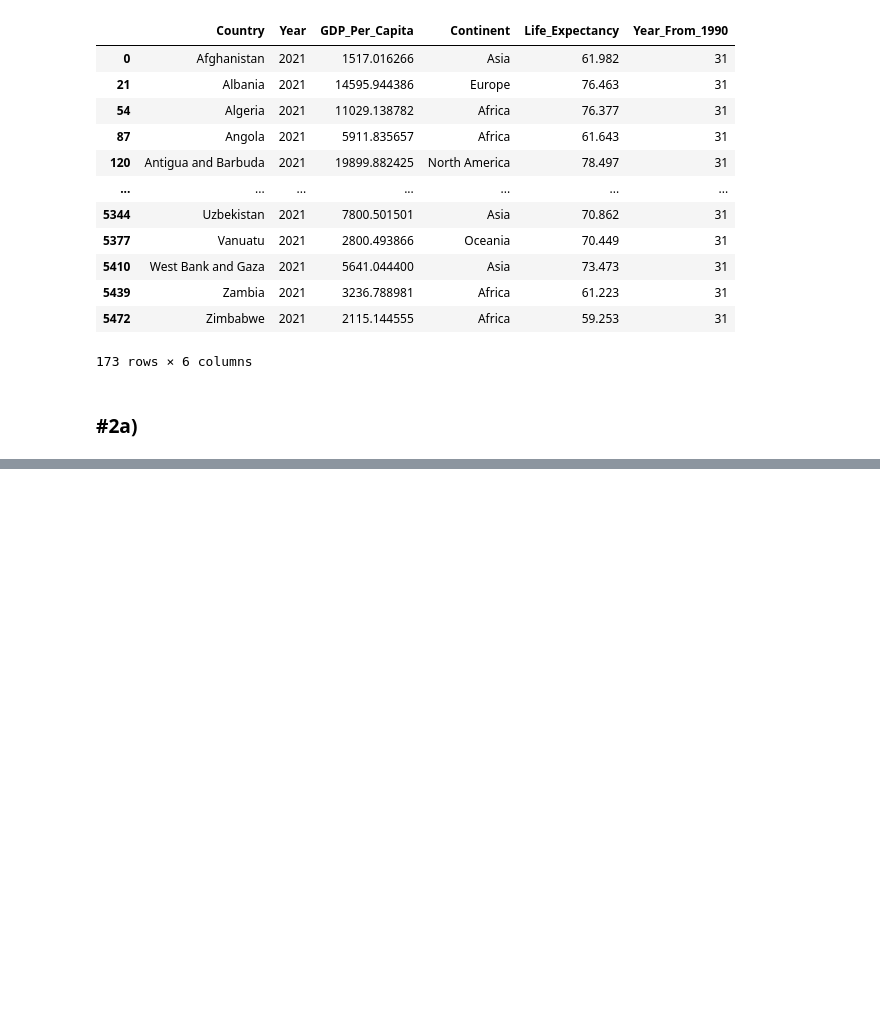
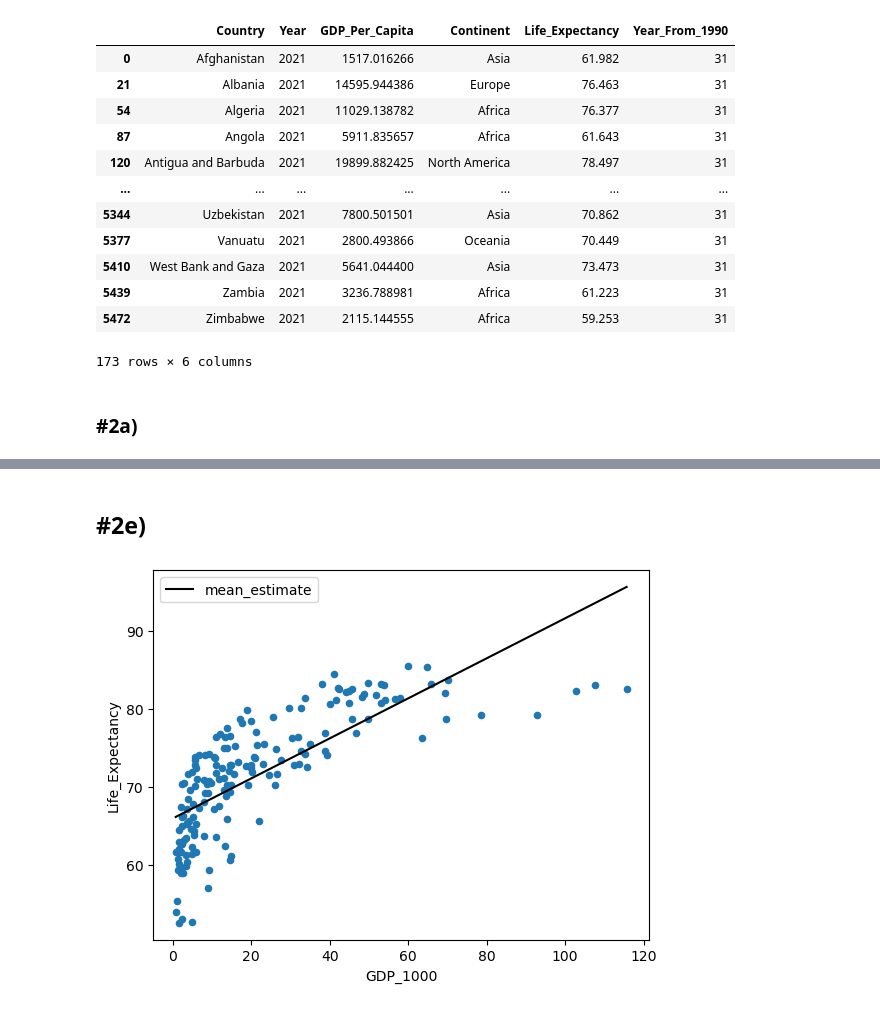
Before and after one commit to nss-data-science-cohort-8/un-linear-regression-ThomasDavis4757, a Jupyter notebook: notebooks/LinearRegressionPractice.ipynb, the cells around one changed output, grey strips where cells are left out. Saved outputs shown, nothing was run; the diff lists cells and outputs as text; code cells hidden in the pictures; blank space fills up the shorter version.

```diff
--- a/notebooks/LinearRegressionPractice.ipynb
+++ b/notebooks/LinearRegressionPractice.ipynb
@@ -152,0 +202,2 @@ life_exp_GDP = smf.ols("Life_Expectancy ~ GDP_Per_Capita", data=gdp_le_2021).fit
+# %%
+gdp_le_2021['GDP_1000'] = gdp_le_2021['GDP_Per_Capita'] / 1000
@@ -152,0 +210,2 @@ life_exp_GDP = smf.ols("Life_Expectancy ~ GDP_Per_Capita", data=gdp_le_2021).fit
+# %%
+life_exp_GDP = smf.ols("Life_Expectancy ~ GDP_1000", data=gdp_le_2021).fit()
@@ -152,0 +242,8 @@ life_exp_GDP = smf.ols("Life_Expectancy ~ GDP_Per_Capita", data=gdp_le_2021).fit
+# %%
+pred_df_2021 = pd.DataFrame(
+    {
+        'GDP_1000': np.linspace(start=gdp_le_2021['GDP_1000'].min(), stop=gdp_le_2021['GDP_1000'].max())
+    }
+)
+
+pred_df_2021['mean_estimate'] = life_exp_GDP.predict(pred_df_2021)
@@ -152,0 +283,8 @@ life_exp_GDP = smf.ols("Life_Expectancy ~ GDP_Per_Capita", data=gdp_le_2021).fit
+# %% [markdown]
+## #2e)
+# %%
+fig, ax = plt.subplots()
+gdp_le_2021.plot(kind="scatter", x="GDP_1000", y="Life_Expectancy", ax=ax)
+pred_df_2021.plot(kind="line", x="GDP_1000", y="mean_estimate", color="black", ax=ax);
+# %% [output]
+[figure, added]
```
Also changed, not shown: parts of 41 cells of this notebook.
